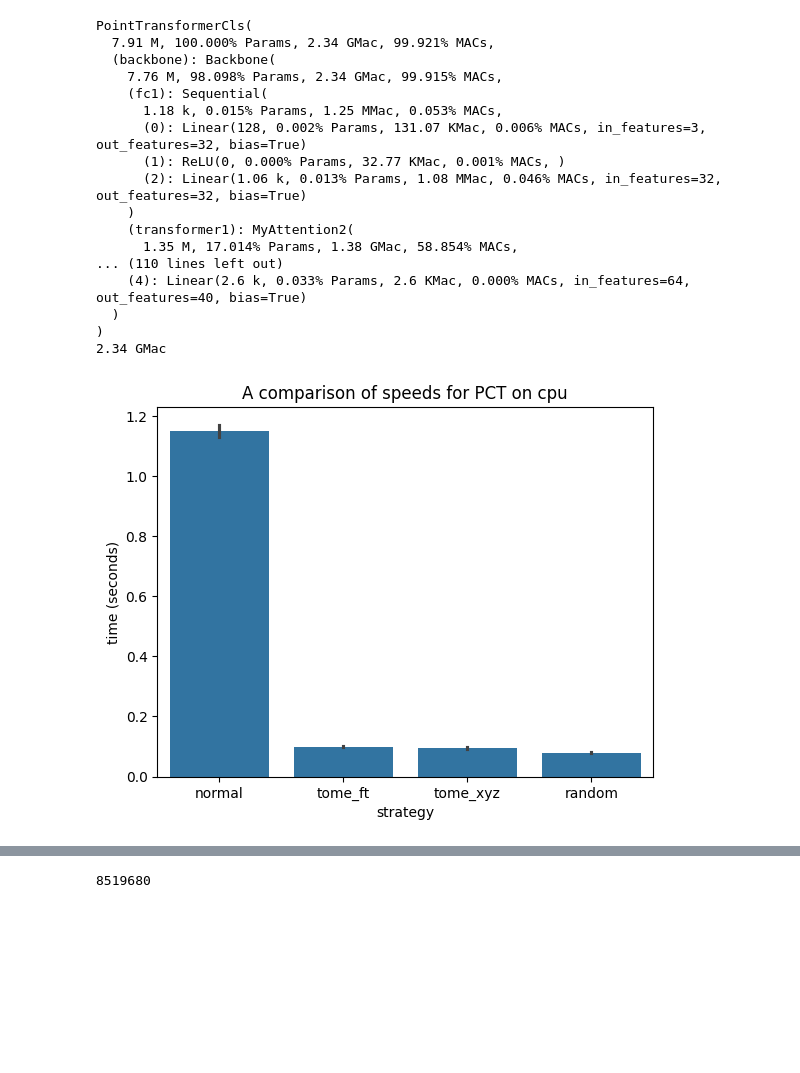
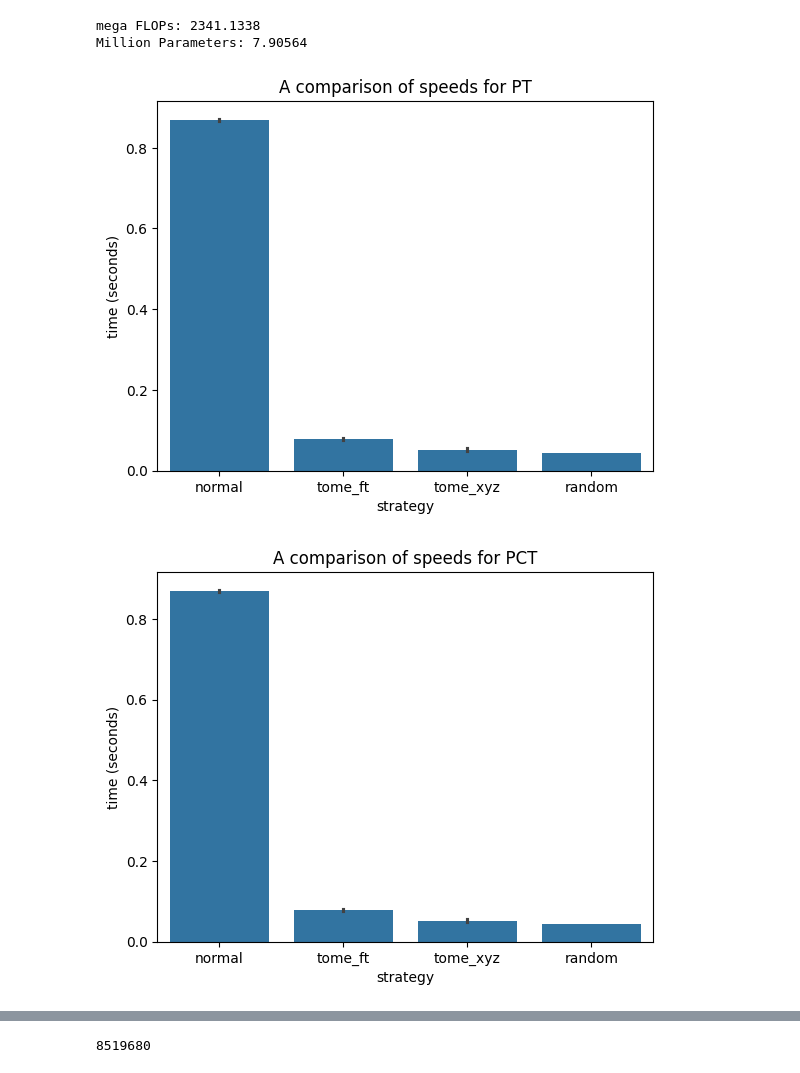
Before and after one commit to mehardsingh/point-transformer-cardinality-reduction, a Jupyter notebook: best_accs.ipynb, the cells around one changed output, grey strips where cells are left out. Cells and saved outputs as stored; diff of their text form; code cells hidden in the pictures; blank space fills up the shorter version.

```diff
--- a/best_accs.ipynb
+++ b/best_accs.ipynb
@@ -18,8 +19,3 @@ from src.models.pct.point_transformer_cls import get_model as get_pct, get_loss
 from src.models.pt.model import get_model as get_pt, get_loss as get_pt_loss
 
 # sys.path.append('src')
-# %%
-for i in range(1, 5):
-    fp = os.path.join("outputs/test", str(i), "progress.csv")
-    df = pd.read_csv(fp)
-    print(max(df["V_Accuracy"]))
@@ -30,0 +22,3 @@ nan
+# %%
+pretty = { a:b for a,b in zip(['normal','tome_ft','tome_xyz','random'],['base','ToMe on feats','ToMe on coords','Random'])
+}
@@ -112,28 +136,11 @@ model, _ = get_model(
 )
 
 input_tensor = torch.rand(32, 1024, 3).to(device)
-flops, params = get_model_complexity_info(model, (1024, 3), as_strings=True, print_per_layer_stat=True)
+flops, params = get_model_complexity_info(model, (1024, 3), as_strings=False, print_per_layer_stat=False)
 
-# print('FLOPs:', flops)
-# print('Parameters:', params)
-
-print(flops)
+print('mega FLOPs:', flops/(10**6))
+print('Million Parameters:', params /(10**6))
 # %% [output]
-PointTransformerCls(
-  7.91 M, 100.000% Params, 2.34 GMac, 99.921% MACs,
-  (backbone): Backbone(
-    7.76 M, 98.098% Params, 2.34 GMac, 99.915% MACs,
-    (fc1): Sequential(
-      1.18 k, 0.015% Params, 1.25 MMac, 0.053% MACs,
-      (0): Linear(128, 0.002% Params, 131.07 KMac, 0.006% MACs, in_features=3, out_features=32, bias=True)
-      (1): ReLU(0, 0.000% Params, 32.77 KMac, 0.001% MACs, )
-      (2): Linear(1.06 k, 0.013% Params, 1.08 MMac, 0.046% MACs, in_features=32, out_features=32, bias=True)
-    )
-    (transformer1): MyAttention2(
-      1.35 M, 17.014% Params, 1.38 GMac, 58.854% MACs,
-... (110 lines left out)
-    (4): Linear(2.6 k, 0.033% Params, 2.6 KMac, 0.000% MACs, in_features=64, out_features=40, bias=True)
-  )
-)
-2.34 GMac
+mega FLOPs: 2341.1338
+Million Parameters: 7.90564
 # %%
@@ -177,9 +188,17 @@ for model_name in ["pct", "pt"]:
 # %%
-melted = pd.DataFrame(time_dict).reset_index().melt(id_vars = 'index').explode(column='value').reset_index(drop=True)
-melted
-ax = sns.barplot(melted[melted['variable'] == 'pct'],x='index',y='value')
+plt.figure()
+ax = sns.barplot(times_df[times_df['model_name'] == 'pct'],x='Strategy',y='time')
 ax.set(xlabel='strategy', ylabel='time (seconds)')
-ax.set(title=f'A comparison of speeds for PCT on {device}')
-ax.get_figure().savefig(f'figures/prune_speeds_pct_{device}.png')
+ax.set(title=f'A comparison of speeds for PT')
+ax.get_figure().savefig(f'figures/new_model_speeds_pt_{device}.png')
+plt.table(ax)
+
+plt.figure()
+
+ax = sns.barplot(times_df[times_df['model_name'] == 'pct'],x='Strategy',y='time')
+ax.set(xlabel='strategy', ylabel='time (seconds)')
+ax.set(title=f'A comparison of speeds for PCT')
+ax.get_figure().savefig(f'figures/new_model_speeds_pct_{device}.png')
 # %% [output]
-[figure, old version]
+[figure, new version]
+[figure, added]
```
Also changed, not shown: parts of 9 cells of this notebook, 12 other files.
